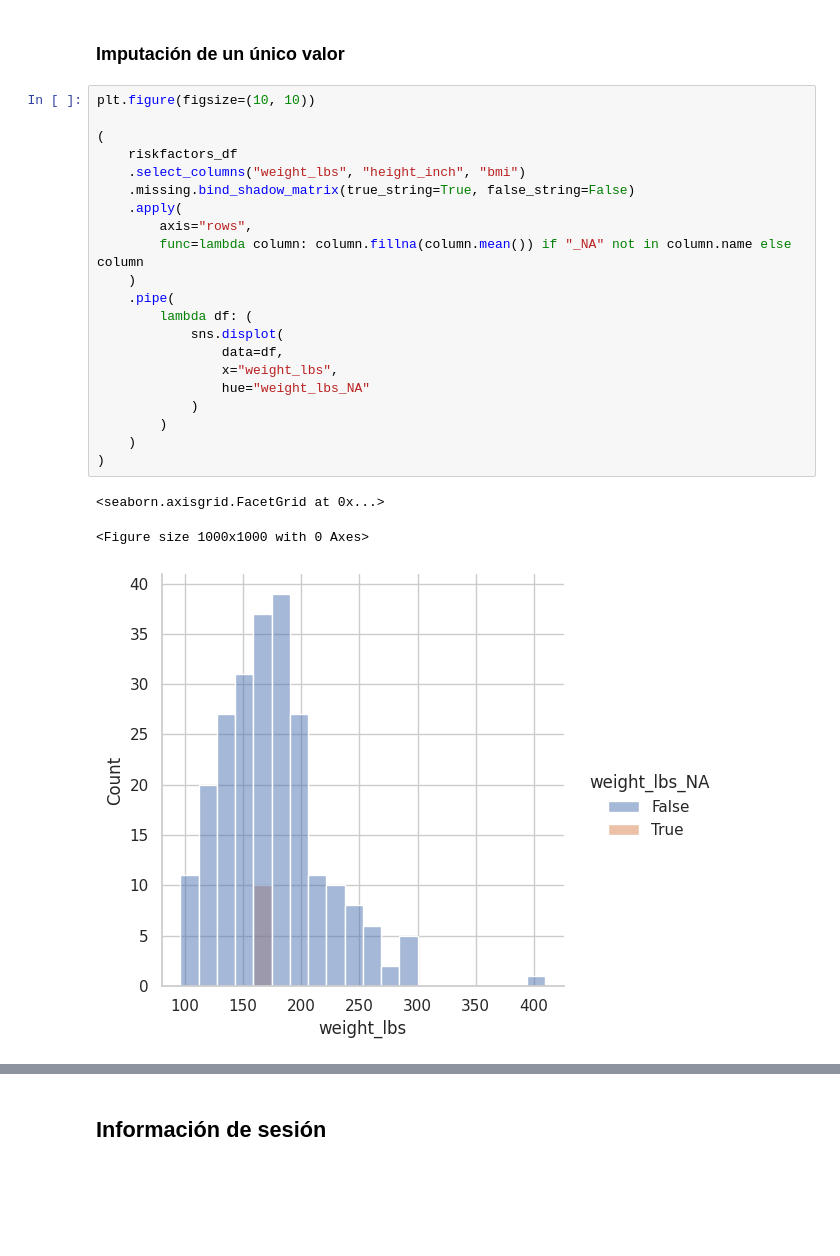
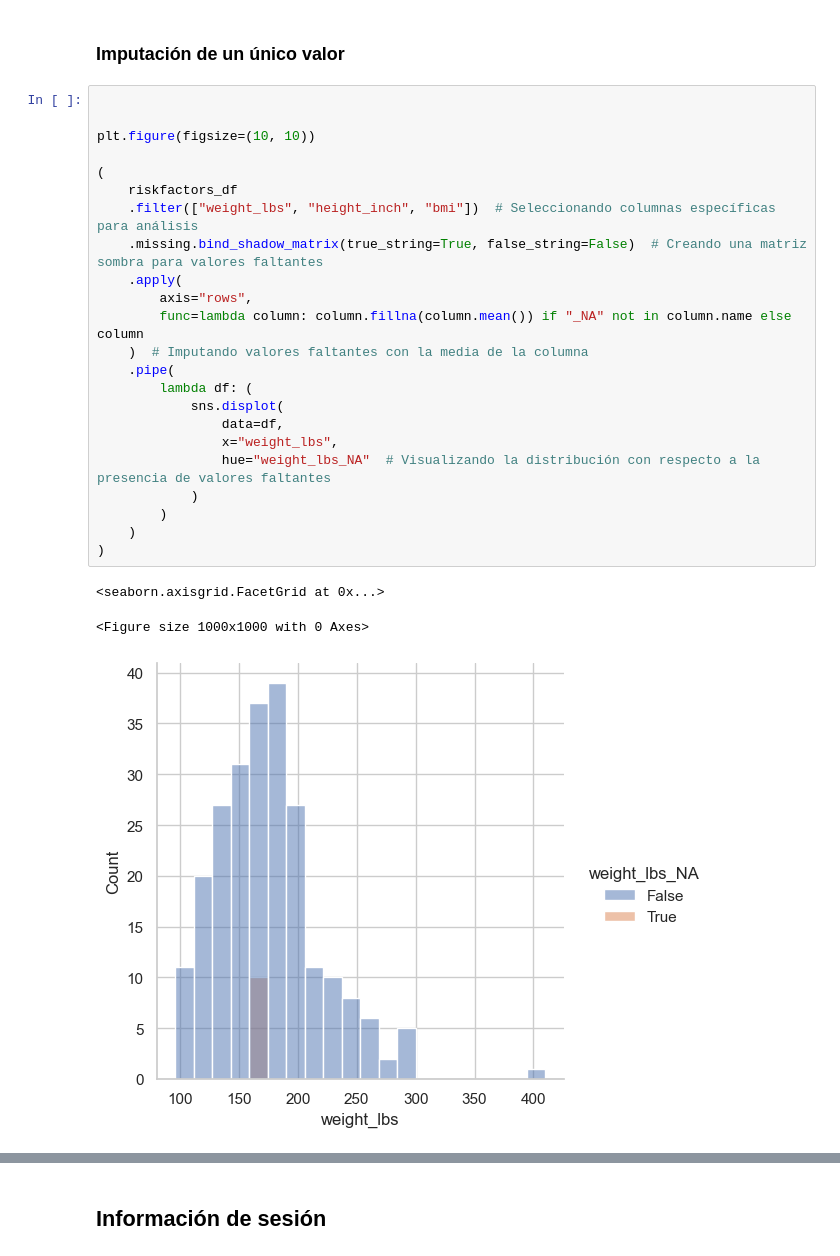
Before and after one commit to ivanozono/missing-values-detection, a Jupyter notebook: exploration-missing-values.ipynb, the cells around one changed output, grey strips where cells are left out. Drawn from its saved outputs; the diff is of its cells as text; blank space fills up the shorter version.

```diff
--- a/exploration-missing-values.ipynb
+++ b/exploration-missing-values.ipynb
@@ -1386,27 +1866,29 @@ implicit_to_explicit_df.ffill()
 # %% [markdown]
 ### Imputación de un único valor
 # %%
+
+
 plt.figure(figsize=(10, 10))
 
 (
     riskfactors_df
-    .select_columns("weight_lbs", "height_inch", "bmi")
-    .missing.bind_shadow_matrix(true_string=True, false_string=False)
+    .filter(["weight_lbs", "height_inch", "bmi"])  # Seleccionando columnas específicas para análisis
+    .missing.bind_shadow_matrix(true_string=True, false_string=False)  # Creando una matriz sombra para valores faltantes
     .apply(
         axis="rows",
         func=lambda column: column.fillna(column.mean()) if "_NA" not in column.name else column
-    )
+    )  # Imputando valores faltantes con la media de la columna
     .pipe(
         lambda df: (
             sns.displot(
                 data=df,
                 x="weight_lbs",
-                hue="weight_lbs_NA"
+                hue="weight_lbs_NA"  # Visualizando la distribución con respecto a la presencia de valores faltantes
             )
         )
     )
 )
 # %% [output]
 <seaborn.axisgrid.FacetGrid at 0x...>
 <Figure size 1000x1000 with 0 Axes>
-[figure, old version]
+[figure, new version]
```
Also changed, not shown: parts of 113 cells of this notebook, 1 other file.
